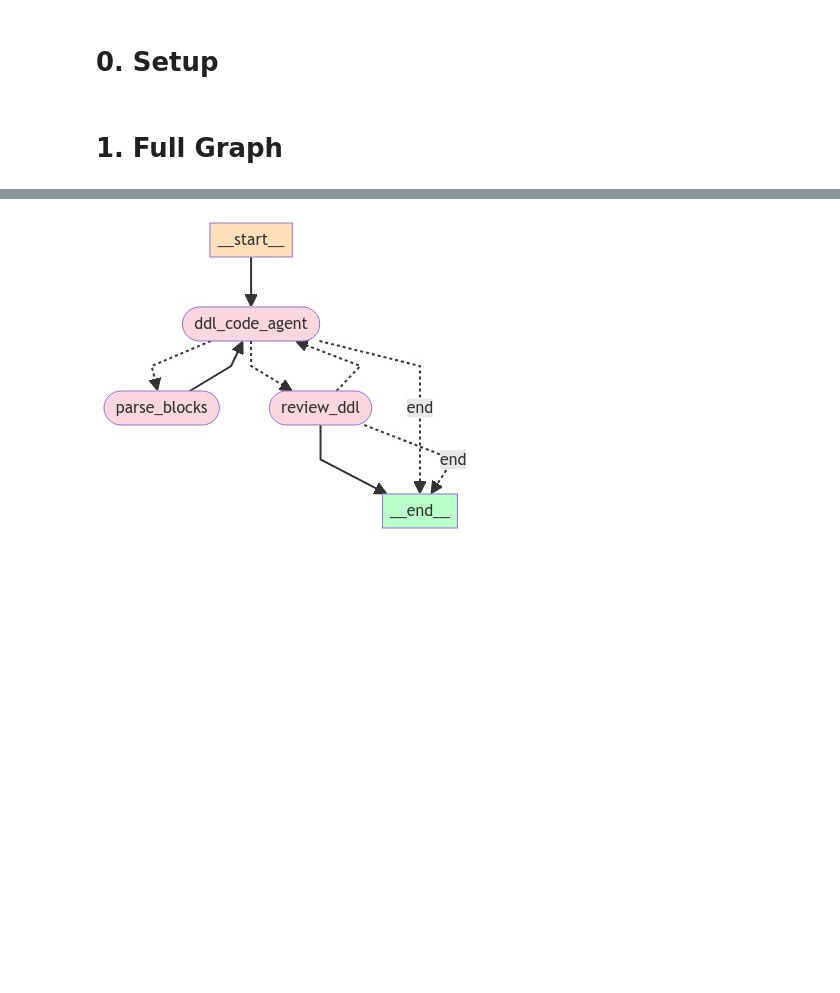
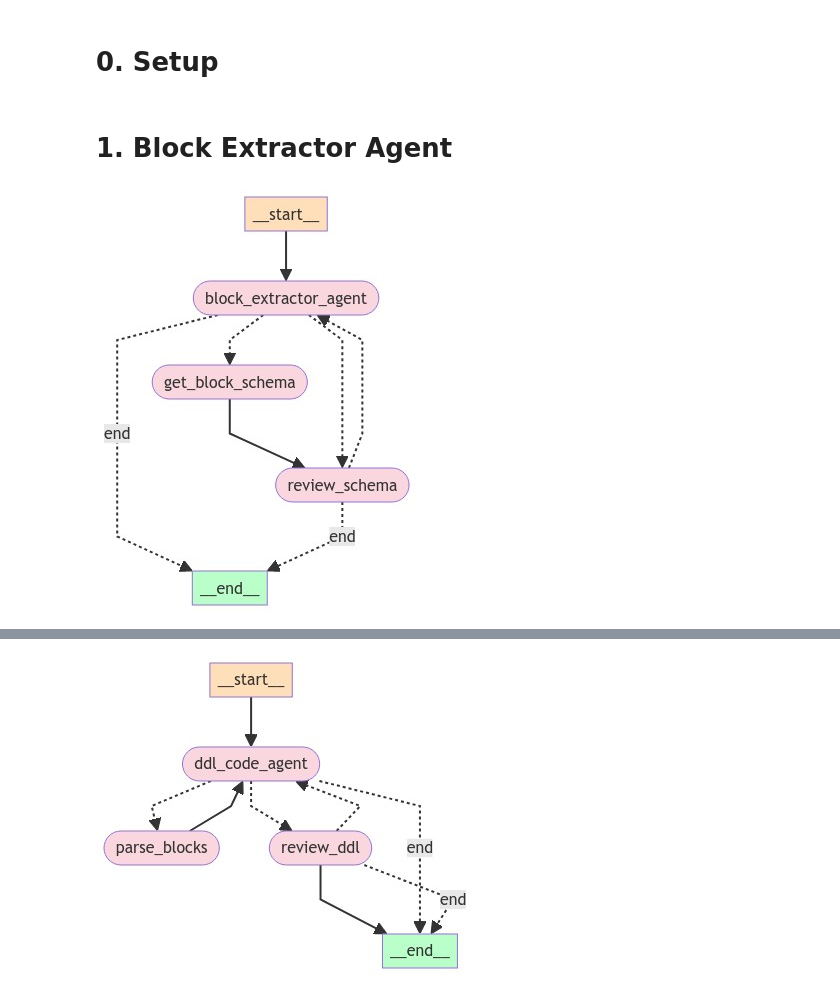
Before and after one commit to near/indexer-agent, a Jupyter notebook: SP_Agent_v1.ipynb, the cells around one changed output, grey strips where cells are left out. Drawn from its saved outputs; the diff is of its cells as text; code cells hidden in the pictures; blank space fills up the shorter version.

Commit message:
Added block extractor agent and re-organize notebook

```diff
--- a/SP_Agent_v1.ipynb
+++ b/SP_Agent_v1.ipynb
@@ -80,5 +81,3 @@ dml_tools = []
 dml_code_agent_model = dml_code_model(dml_tools)  # uses documentation
 # dml_code_agent_model = dml_code_agent_model_v2(dml_tools) #v2 uses 1-shot
 dml_code_agent = DMLCodeAgent(dml_code_agent_model,ToolExecutor(dml_tools))
-# %% [markdown]
-# 1. Full Graph
@@ -110,54 +84,70 @@ def block_schema_review_continue(state):
+# %% [markdown]
+# 1. Block Extractor Agent
 # %%
-## Create Final Graph (will move this to another file ultimately)
+# Define conditional logic
+def block_extractor_agent_router(state):
+    block_schema = state['block_schema']
+    js_code = state['js_code']
+    last_message = state["messages"][-1]
+    if hasattr(last_message, 'additional_kwargs'):
+        if "tool_calls" in last_message.additional_kwargs:
+            return "get_block_schema"
+    elif js_code != "":
+        return "review_schema"
+    elif block_schema != "":
+        return "review_schema"
+    else:
+        return "end"
+
+def schema_review_router(state):
+    should_continue = state['should_continue']
+    if should_continue==True:
+        return "end"
+    else:
+        return "block_extractor_agent"
+
+
 from langgraph.graph import END, StateGraph
 
 workflow = StateGraph(GraphState)
 
 ## Define the Agent nodes
-workflow.add_node("block_extractor_agent", block_extractor_agent.call_model)  # Plan the process
-workflow.add_node("ddl_code_agent", ddl_code_agent.call_model)  # Plan the process
+workflow.add_node("block_extractor_agent", block_extractor_agent.call_model)
 
 ## Tool Nodes
 workflow.add_node("get_block_schema",block_extractor_agent.call_tool)
-workflow.add_node("parse_blocks",ddl_code_agent.call_tool)
 
 ## Human Review
 workflow.add_node("review_schema",block_extractor_agent.human_review)
 
 ## Add Edges
 workflow.set_entry_point("block_extractor_agent")
+# workflow.add_edge("get_block_schema", "block_extractor_agent")
 workflow.add_edge("get_block_schema", "review_schema")
-workflow.add_edge("parse_blocks", "ddl_code_agent")
 
 # Add Conditional Edges
 # Check if all block extraction tools are completed
 workflow.add_conditional_edges(
     "block_extractor_agent",
-    should_block_schema_continue,
+    block_extractor_agent_router,
     {
-        "continue":"get_block_schema",
-        "end": "ddl_code_agent"
+        "get_block_schema":"get_block_schema",
+        "review_schema": "review_schema",
+        "end": END,
     }
 )
-# Check if block schema is correct via human review
+# Human review of schema
 workflow.add_conditional_edges(
     "review_schema",
-    block_schema_review_continue,
+    schema_review_router,
     {
-        "continue":"ddl_code_agent",
-        "repeat": "block_extractor_agent",
-        "end": END
-    }
-)
-# Check if DDL has finished tool calls
-workflow.add_conditional_edges(
-    "ddl_code_agent",
-    should_block_schema_continue,
-    {
-        "continue":"parse_blocks",
-        "end": END
+        "block_extractor_agent": "block_extractor_agent",
+        "end": END,
     }
 )
 
-app = workflow.compile()
+be_app = workflow.compile()
+display(Image(be_app.get_graph(xray=True).draw_mermaid_png()))
+# %% [output]
+[figure, added]
 # %%
```
Also changed, not shown: parts of 16 cells of this notebook.
